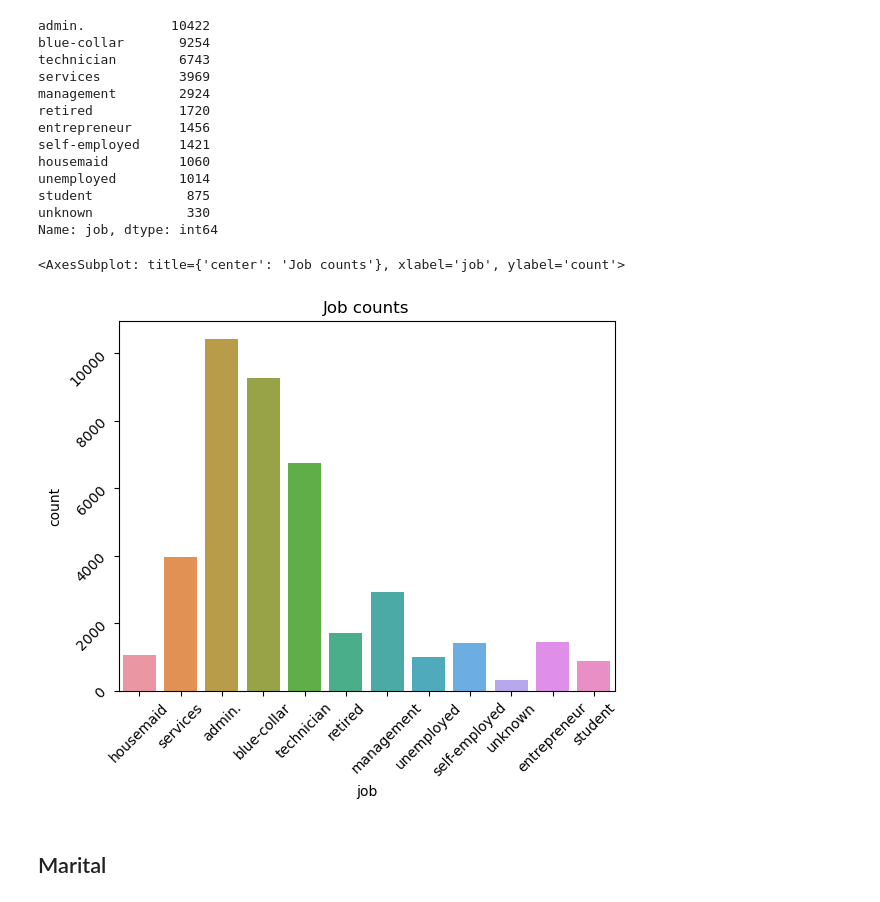
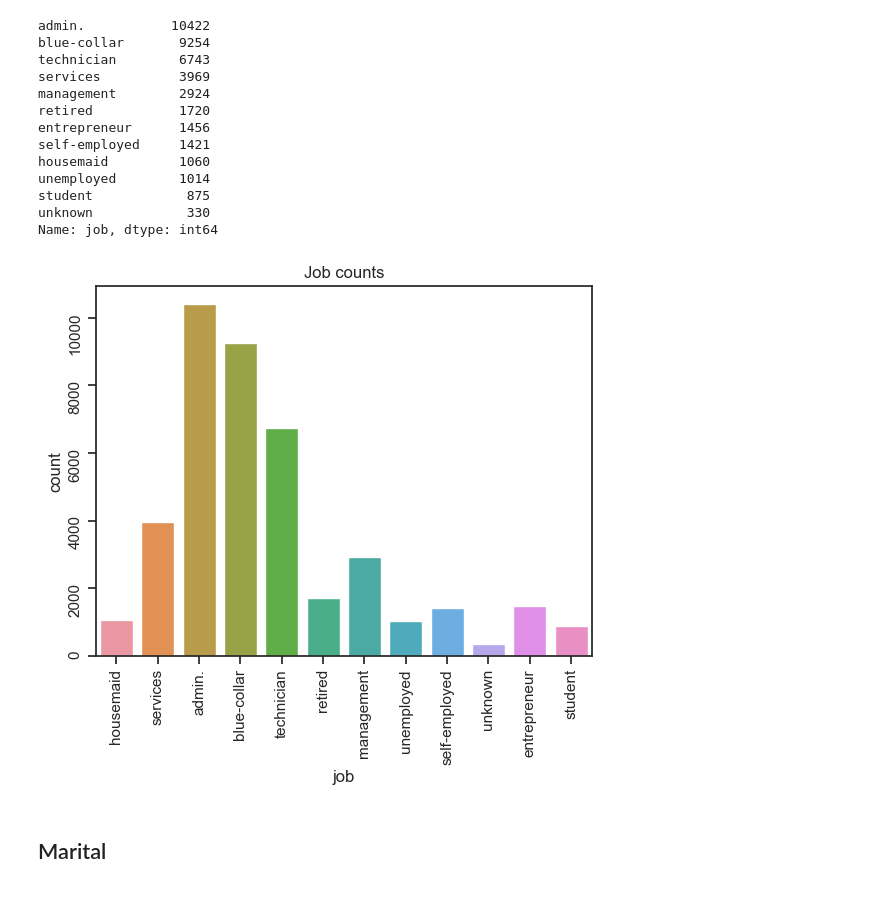
Before and after one commit to mikolajed/Data-Science-PW---Kaggle-Project, a Jupyter notebook: src/EDA.ipynb, the cells around one changed output. Drawn from its saved outputs; the diff is of its cells as text; code cells hidden in the pictures.

```diff
--- a/src/EDA.ipynb
+++ b/src/EDA.ipynb
@@ -76,13 +361,12 @@ student            875
 unknown            330
 Name: job, dtype: int64
 # %%
-g = sns.countplot(x=df["job"])
-g.axes.tick_params(labelrotation=45)
+g = sns.countplot(data=df, x="job")
+g.axes.tick_params(labelrotation=90)
 g.set_title("Job counts")
-g
+plt.show()
 # %% [output]
-<AxesSubplot: title={'center': 'Job counts'}, xlabel='job', ylabel='count'>
-[figure, old version]
+[figure, new version]
 # %% [markdown]
 ## Marital
 # %%
```
Also changed, not shown: parts of 45 cells of this notebook.
